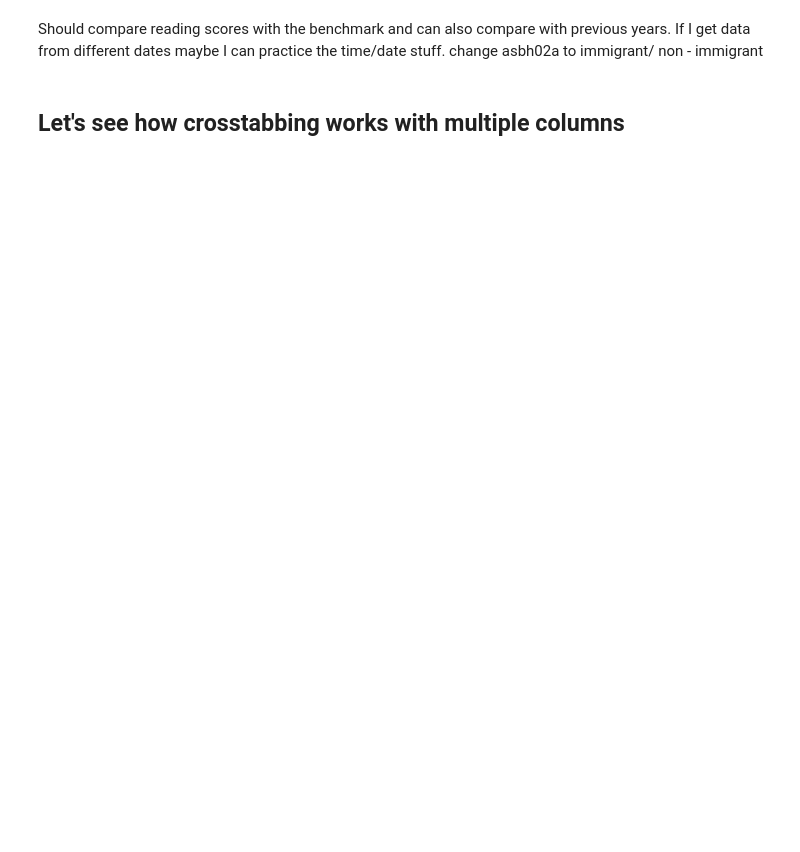
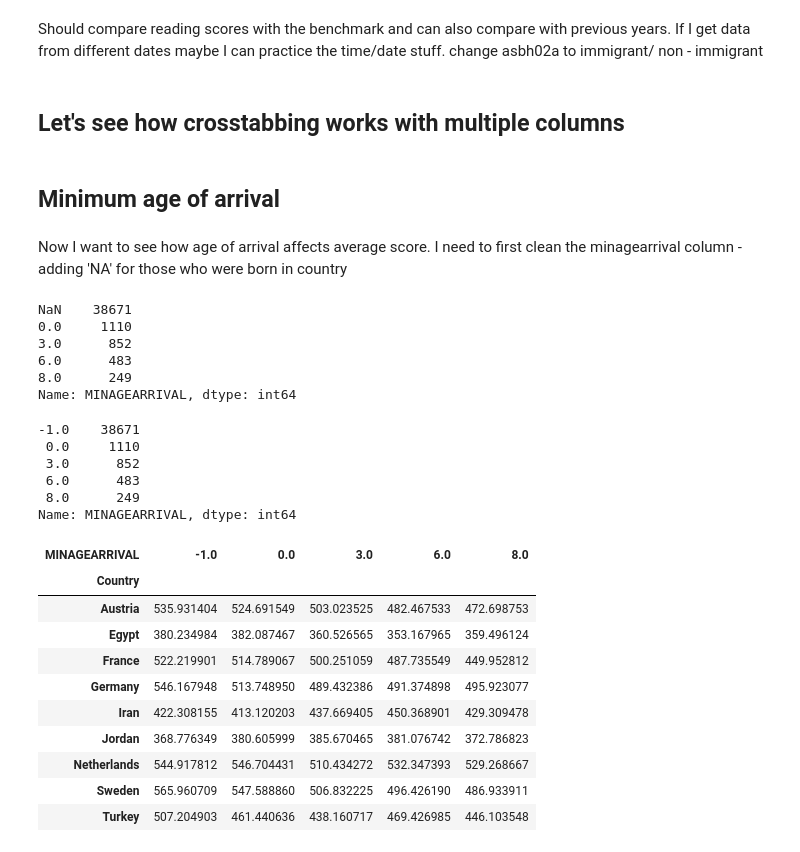
Before and after one commit to SophieESpencer/Comparison, a Jupyter notebook: 5.1 Analysis - immigrant status.ipynb, the cells around one changed output. Drawn from its saved outputs; the diff is of its cells as text; code cells hidden in the pictures; blank space fills up the shorter version.

```diff
--- a/5.1 Analysis - immigrant status.ipynb
+++ b/5.1 Analysis - immigrant status.ipynb
@@ -150,3 +165,16 @@ Should compare reading scores with the benchmark and can also compare with previ
 If I get data from different dates maybe I can practice the time/date stuff. change asbh02a to immigrant/ non - immigrant
 # %% [markdown]
 ## Let's see how crosstabbing works with multiple columns
+# %% [markdown]
+## Minimum age of arrival
+# %% [markdown]
+Now I want to see how age of arrival affects average score. I need to first clean the minagearrival column - adding 'NA' for those who were born in country
+# %%
+df['MINAGEARRIVAL'].value_counts(dropna=False)
+# %% [output]
+NaN    38671
+0.0     1110
+3.0      852
+6.0      483
+8.0      249
+Name: MINAGEARRIVAL, dtype: int64
@@ -152,0 +183,9 @@ If I get data from different dates maybe I can practice the time/date stuff. cha
+# %%
+df['MINAGEARRIVAL'].value_counts(dropna=False)
+# %% [output]
+-1.0    38671
+ 0.0     1110
+ 3.0      852
+ 6.0      483
+ 8.0      249
+Name: MINAGEARRIVAL, dtype: int64
@@ -152,0 +194,14 @@ If I get data from different dates maybe I can practice the time/date stuff. cha
+# %%
+pivot_minage
+# %% [output]
+| MINAGEARRIVAL | -1.0 | 0.0 | 3.0 | 6.0 | 8.0 |
+| Country |  |  |  |  |  |
+| Austria | 535.931404 | 524.691549 | 503.023525 | 482.467533 | 472.698753 |
+| Egypt | 380.234984 | 382.087467 | 360.526565 | 353.167965 | 359.496124 |
+| France | 522.219901 | 514.789067 | 500.251059 | 487.735549 | 449.952812 |
+| Germany | 546.167948 | 513.748950 | 489.432386 | 491.374898 | 495.923077 |
+| Iran | 422.308155 | 413.120203 | 437.669405 | 450.368901 | 429.309478 |
+| Jordan | 368.776349 | 380.605999 | 385.670465 | 381.076742 | 372.786823 |
+| Netherlands | 544.917812 | 546.704431 | 510.434272 | 532.347393 | 529.268667 |
+| Sweden | 565.960709 | 547.588860 | 506.832225 | 496.426190 | 486.933911 |
+| Turkey | 507.204903 | 461.440636 | 438.160717 | 469.426985 | 446.103548 |
```
Also changed, not shown: parts of 6 cells of this notebook, 2 other files.
